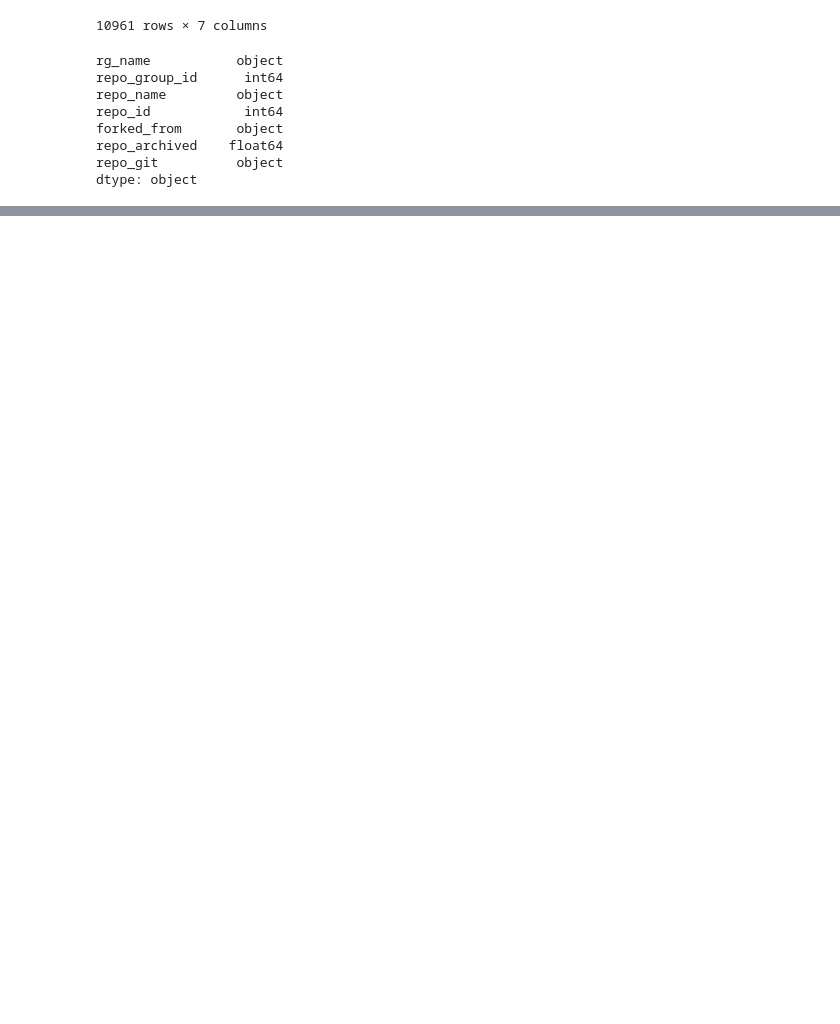
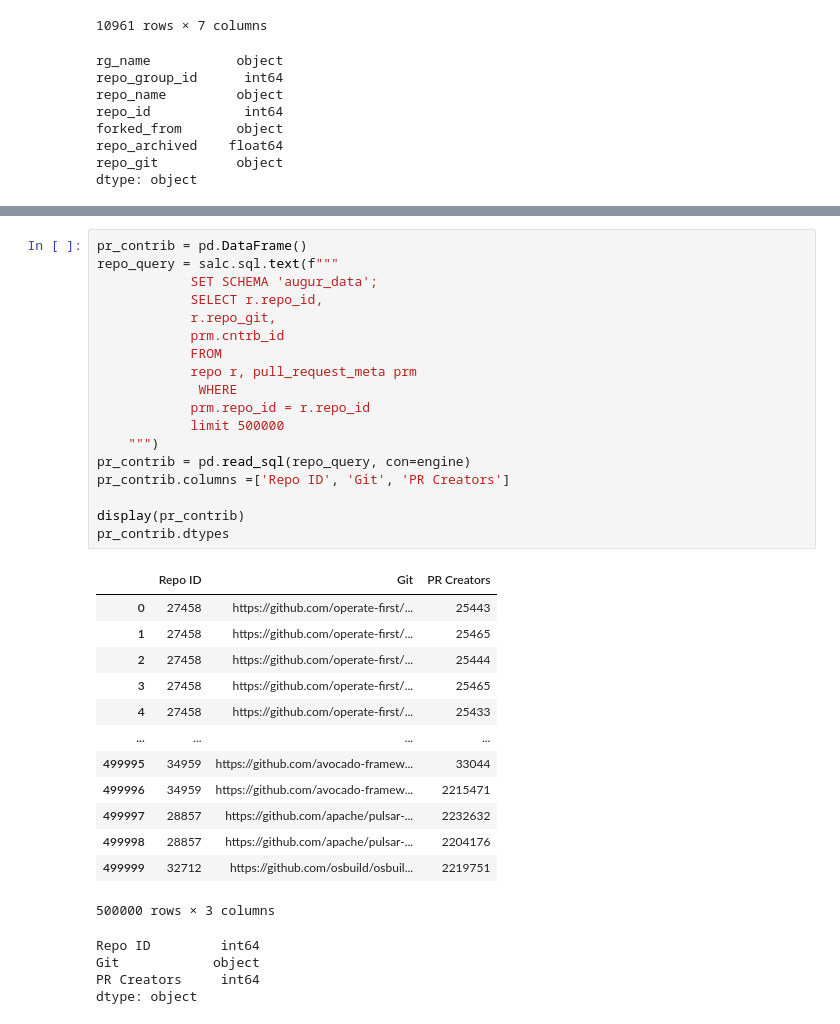
Before and after one commit to hemajv/sandiego, a Jupyter notebook: notebooks/contributors_per_repo.ipynb, the cells around one changed output, grey strips where cells are left out. Saved outputs shown, nothing was run; the diff lists cells and outputs as text; blank space fills up the shorter version.

```diff
--- a/notebooks/contributors_per_repo.ipynb
+++ b/notebooks/contributors_per_repo.ipynb
@@ -69,0 +114,36 @@ dtype: object
+# %%
+pr_contrib = pd.DataFrame()
+repo_query = salc.sql.text(f"""
+            SET SCHEMA 'augur_data';
+            SELECT r.repo_id,
+            r.repo_git,
+            prm.cntrb_id
+            FROM
+            repo r, pull_request_meta prm
+             WHERE
+            prm.repo_id = r.repo_id
+            limit 500000
+    """)
+pr_contrib = pd.read_sql(repo_query, con=engine)
+pr_contrib.columns =['Repo ID', 'Git', 'PR Creators']
+
+display(pr_contrib)
+pr_contrib.dtypes
+# %% [output]
+|  | Repo ID | Git | PR Creators |
+| 0 | 27458 | https://github.com/operate-first/... | 25443 |
+| 1 | 27458 | https://github.com/operate-first/... | 25465 |
+| 2 | 27458 | https://github.com/operate-first/... | 25444 |
+| 3 | 27458 | https://github.com/operate-first/... | 25465 |
+| 4 | 27458 | https://github.com/operate-first/... | 25433 |
+| ... | ... | ... | ... |
+| 499995 | 34959 | https://github.com/avocado-framew... | 33044 |
+| 499996 | 34959 | https://github.com/avocado-framew... | 2215471 |
+| 499997 | 28857 | https://github.com/apache/pulsar-... | 2232632 |
+| 499998 | 28857 | https://github.com/apache/pulsar-... | 2204176 |
+| 499999 | 32712 | https://github.com/osbuild/osbuil... | 2219751 |
+500000 rows × 3 columns
+Repo ID         int64
+Git            object
+PR Creators     int64
+dtype: object
```
Also changed, not shown: parts of 31 cells of this notebook.
